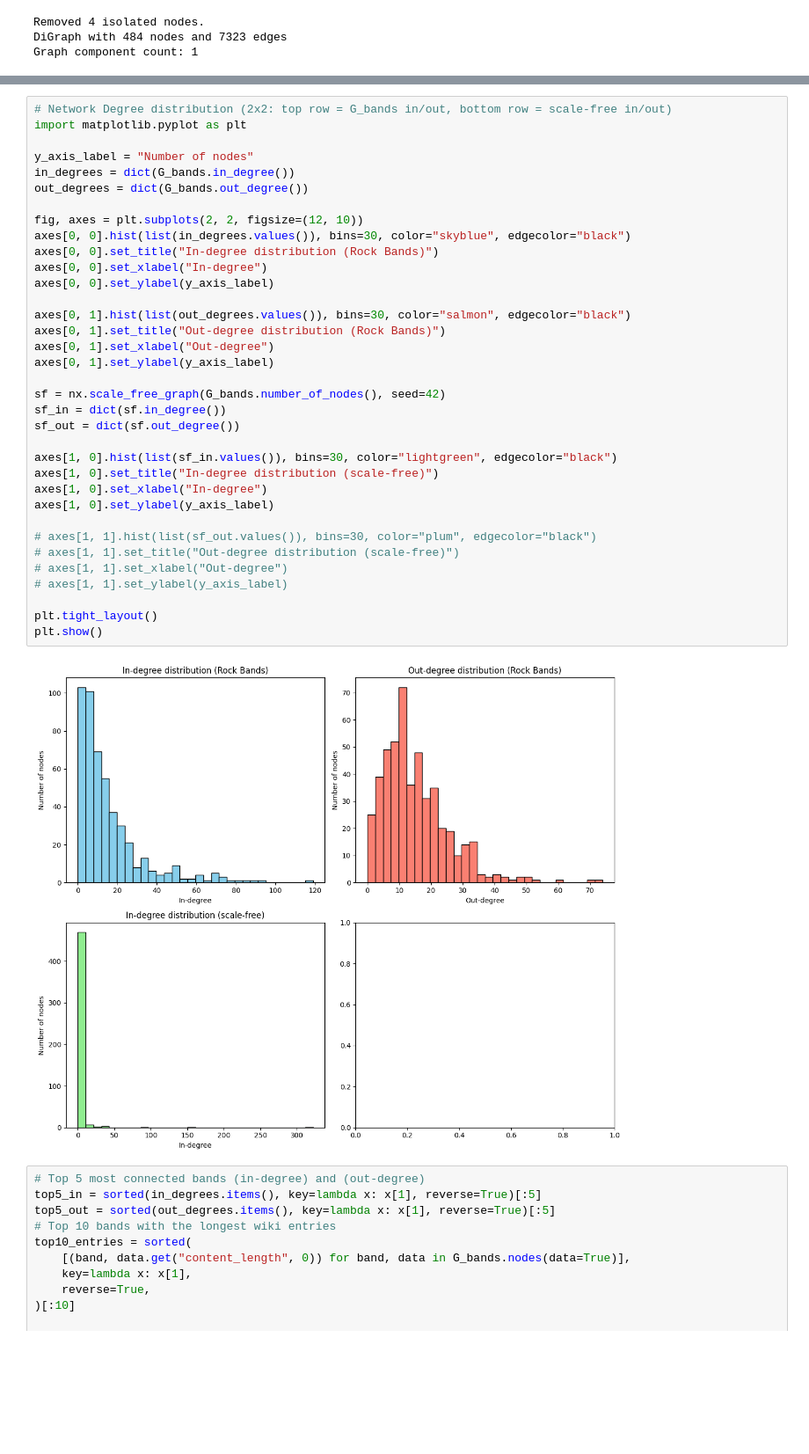
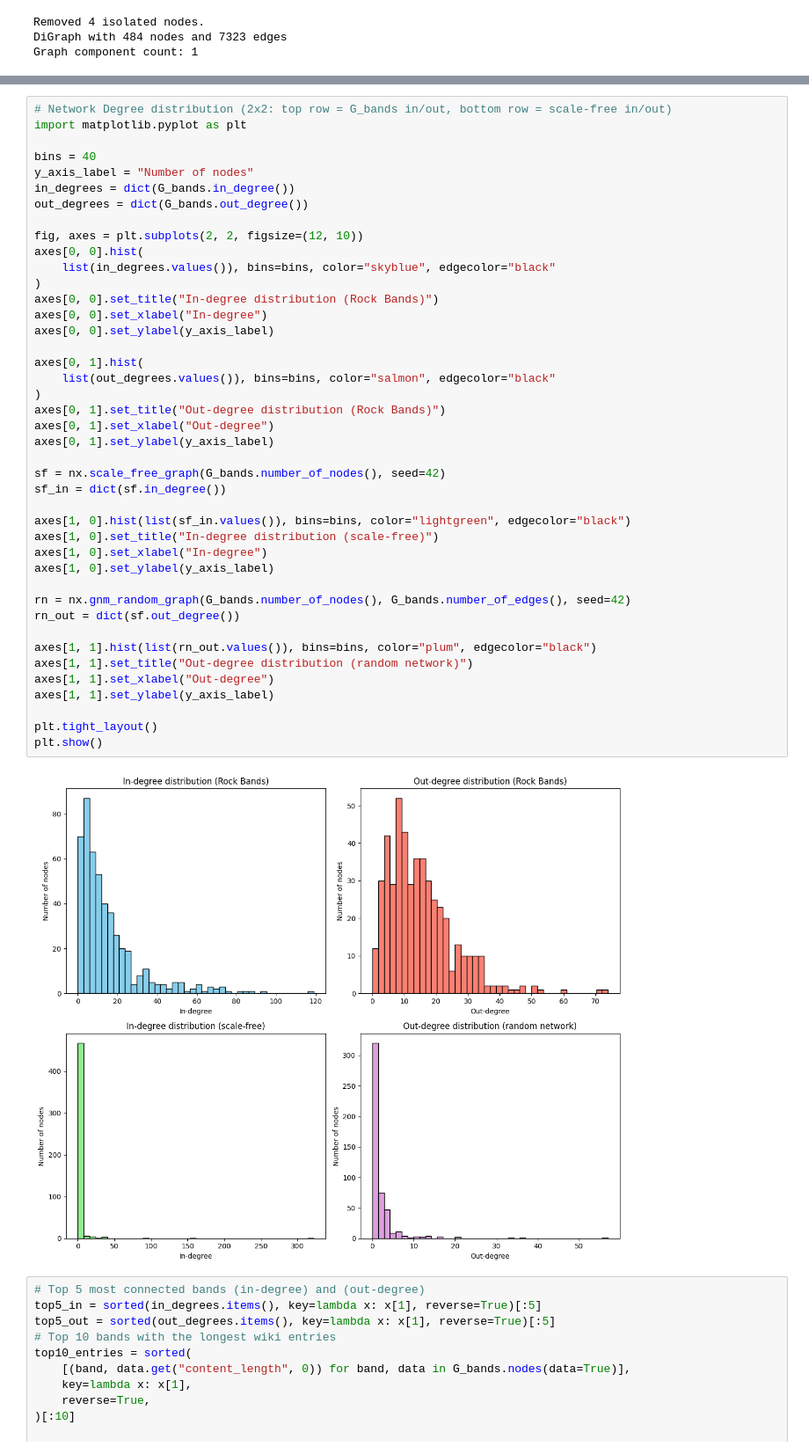
Before and after one commit to rifolio/dtu-projects-2025-autumn, a Jupyter notebook: social-graphs/Assignment1.ipynb, the cells around one changed output, grey strips where cells are left out. Shown: that part at 88% size. Drawn from its saved outputs; the diff is of its cells as text; blank space fills up the shorter version.

Commit message:
Update the degree distribution graphs to include random networks

```diff
--- a/social-graphs/Assignment1.ipynb
+++ b/social-graphs/Assignment1.ipynb
@@ -119,40 +126,47 @@ Graph component count: 1
 # %%
 # Network Degree distribution (2x2: top row = G_bands in/out, bottom row = scale-free in/out)
 import matplotlib.pyplot as plt
 
+bins = 40
 y_axis_label = "Number of nodes"
 in_degrees = dict(G_bands.in_degree())
 out_degrees = dict(G_bands.out_degree())
 
 fig, axes = plt.subplots(2, 2, figsize=(12, 10))
-axes[0, 0].hist(list(in_degrees.values()), bins=30, color="skyblue", edgecolor="black")
+axes[0, 0].hist(
+    list(in_degrees.values()), bins=bins, color="skyblue", edgecolor="black"
+)
 axes[0, 0].set_title("In-degree distribution (Rock Bands)")
 axes[0, 0].set_xlabel("In-degree")
 axes[0, 0].set_ylabel(y_axis_label)
 
-axes[0, 1].hist(list(out_degrees.values()), bins=30, color="salmon", edgecolor="black")
+axes[0, 1].hist(
+    list(out_degrees.values()), bins=bins, color="salmon", edgecolor="black"
+)
 axes[0, 1].set_title("Out-degree distribution (Rock Bands)")
 axes[0, 1].set_xlabel("Out-degree")
 axes[0, 1].set_ylabel(y_axis_label)
 
 sf = nx.scale_free_graph(G_bands.number_of_nodes(), seed=42)
 sf_in = dict(sf.in_degree())
-sf_out = dict(sf.out_degree())
 
-axes[1, 0].hist(list(sf_in.values()), bins=30, color="lightgreen", edgecolor="black")
+axes[1, 0].hist(list(sf_in.values()), bins=bins, color="lightgreen", edgecolor="black")
 axes[1, 0].set_title("In-degree distribution (scale-free)")
 axes[1, 0].set_xlabel("In-degree")
 axes[1, 0].set_ylabel(y_axis_label)
 
-# axes[1, 1].hist(list(sf_out.values()), bins=30, color="plum", edgecolor="black")
-# axes[1, 1].set_title("Out-degree distribution (scale-free)")
-# axes[1, 1].set_xlabel("Out-degree")
-# axes[1, 1].set_ylabel(y_axis_label)
+rn = nx.gnm_random_graph(G_bands.number_of_nodes(), G_bands.number_of_edges(), seed=42)
+rn_out = dict(sf.out_degree())
+
+axes[1, 1].hist(list(rn_out.values()), bins=bins, color="plum", edgecolor="black")
+axes[1, 1].set_title("Out-degree distribution (random network)")
+axes[1, 1].set_xlabel("Out-degree")
+axes[1, 1].set_ylabel(y_axis_label)
 
 plt.tight_layout()
 plt.show()
 # %% [output]
-[figure, old version]
+[figure, new version]
 # %%
 # Top 5 most connected bands (in-degree) and (out-degree)
 top5_in = sorted(in_degrees.items(), key=lambda x: x[1], reverse=True)[:5]
```
Also changed, not shown: parts of 1 cell of this notebook.
